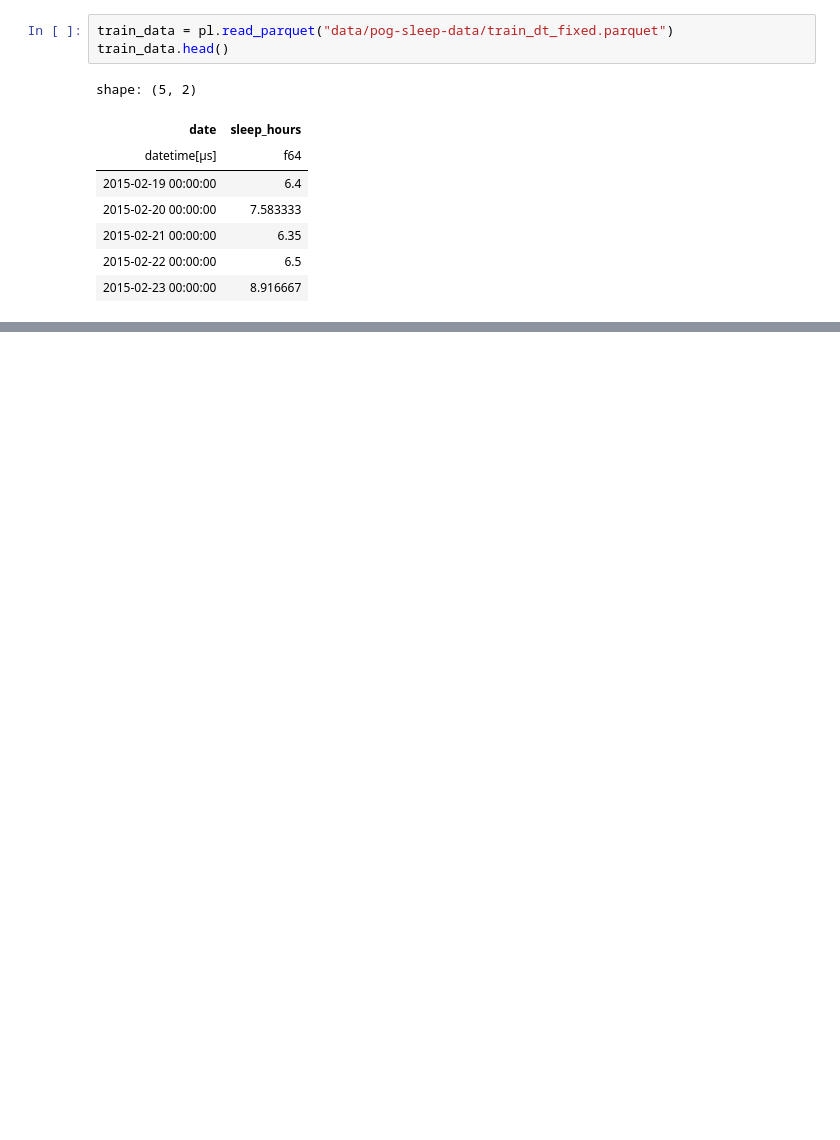
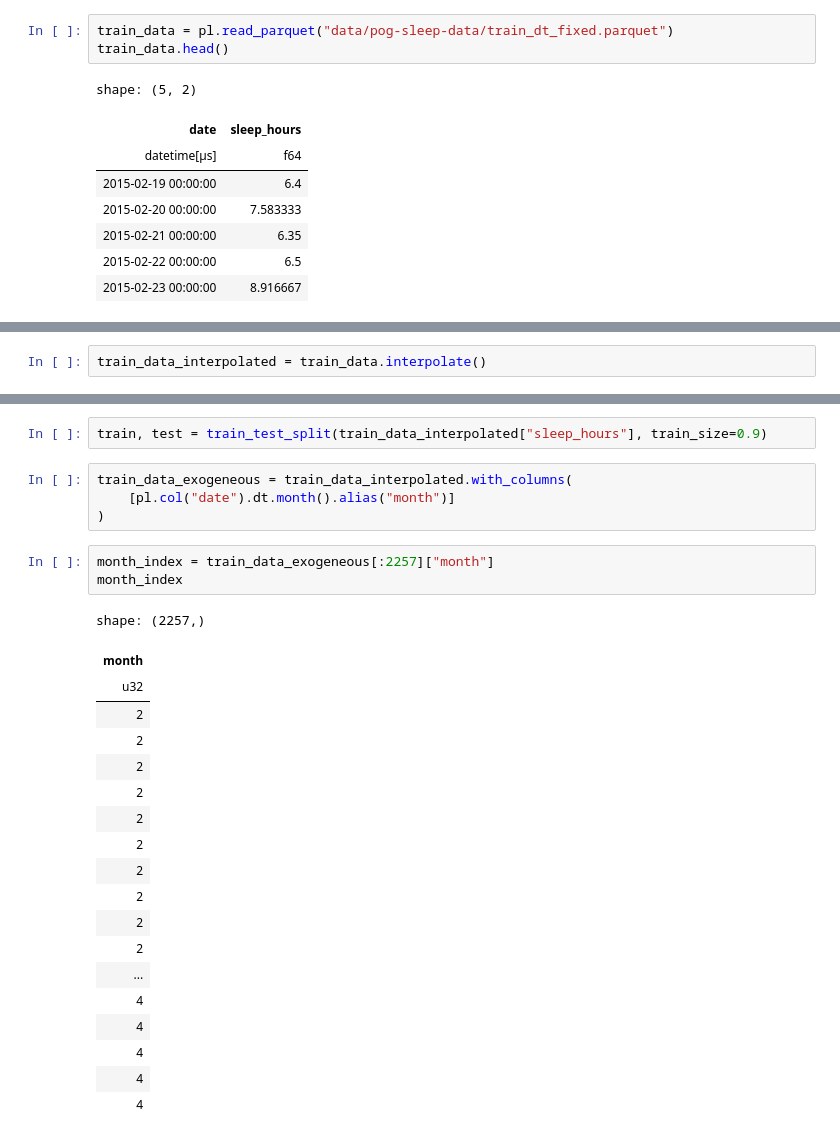
Before and after one commit to LucianoBatista/rob-sleep-hours-predictions, a Jupyter notebook: notebooks/eda_3.ipynb, the cells around one changed output, grey strips where cells are left out. Cells and saved outputs as stored; diff of their text form; blank space fills up the shorter version.

```diff
--- a/notebooks/eda_3.ipynb
+++ b/notebooks/eda_3.ipynb
@@ -14,0 +45,2 @@ shape: (5, 2)
+# %%
+train_data_interpolated = train_data.interpolate()
@@ -14,0 +54,29 @@ shape: (5, 2)
+# %%
+train, test = train_test_split(train_data_interpolated["sleep_hours"], train_size=0.9)
+# %%
+train_data_exogeneous = train_data_interpolated.with_columns(
+    [pl.col("date").dt.month().alias("month")]
+)
+# %%
+month_index = train_data_exogeneous[:2257]["month"]
+month_index
+# %% [output]
+shape: (2257,)
+| month |
+| u32 |
+| 2 |
+| 2 |
+| 2 |
+| 2 |
+| 2 |
+| 2 |
+| 2 |
+| 2 |
+| 2 |
+| 2 |
+| ... |
+| 4 |
+| 4 |
+| 4 |
+| 4 |
+| 4 |
```
Also changed, not shown: parts of 12 cells of this notebook, 2 other files.
